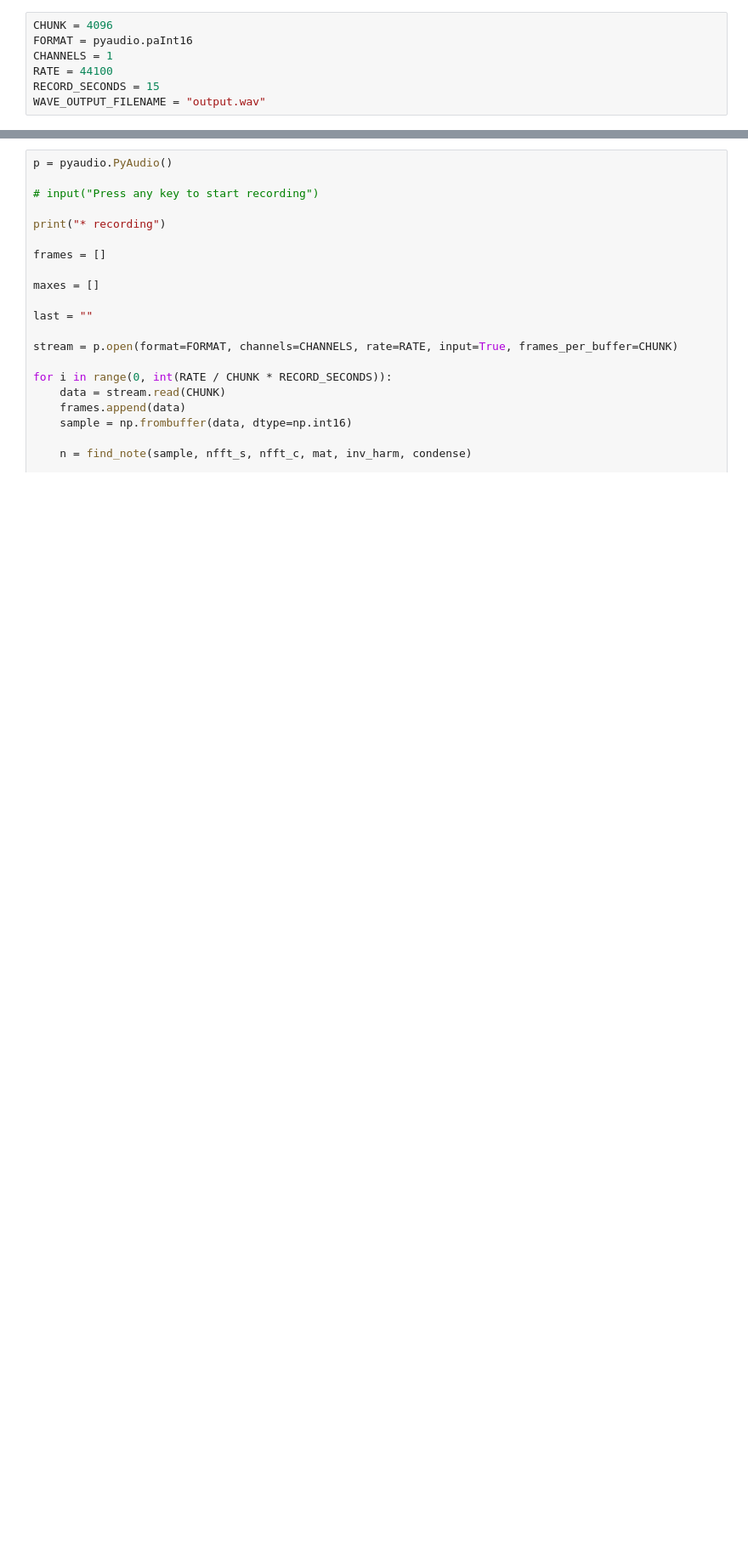
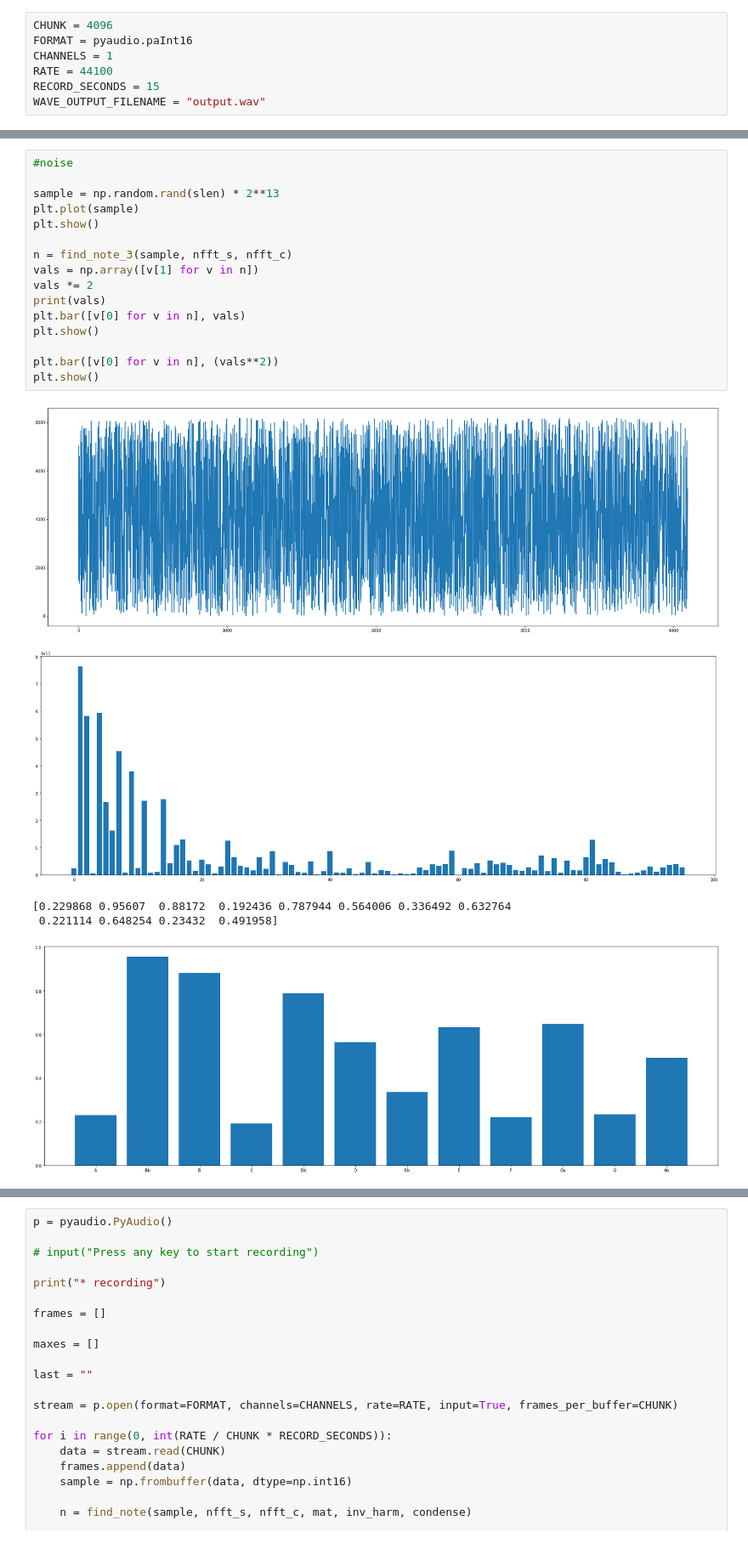
Before and after one commit to amanj120/wav_work, a Jupyter notebook: fft.ipynb, the cells around one changed output, grey strips where cells are left out. Shown at 85% size. Cells and saved outputs as stored; diff of their text form; blank space fills up the shorter version.

```diff
--- a/fft.ipynb
+++ b/fft.ipynb
@@ -226,0 +272,22 @@ plt.show()
+# %%
+#noise
+
+sample = np.random.rand(slen) * 2**13
+plt.plot(sample)
+plt.show()
+
+n = find_note_3(sample, nfft_s, nfft_c)
+vals = np.array([v[1] for v in n])
+vals *= 2
+print(vals)
+plt.bar([v[0] for v in n], vals)
+plt.show()
+
+plt.bar([v[0] for v in n], (vals**2))
+plt.show()
+# %% [output]
+[figure, added]
+[figure, added]
+[0.229868 0.95607  0.88172  0.192436 0.787944 0.564006 0.336492 0.632764
+ 0.221114 0.648254 0.23432  0.491958]
+[figure, added]
```
Also changed, not shown: parts of 11 cells of this notebook, 17 other files.
